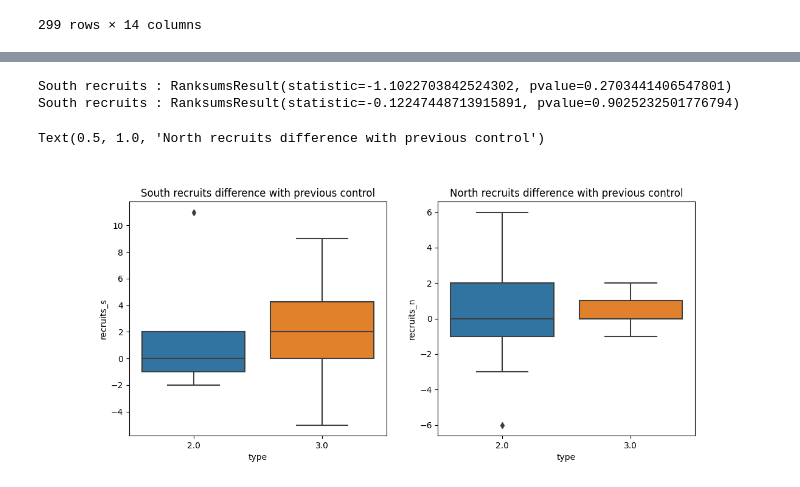
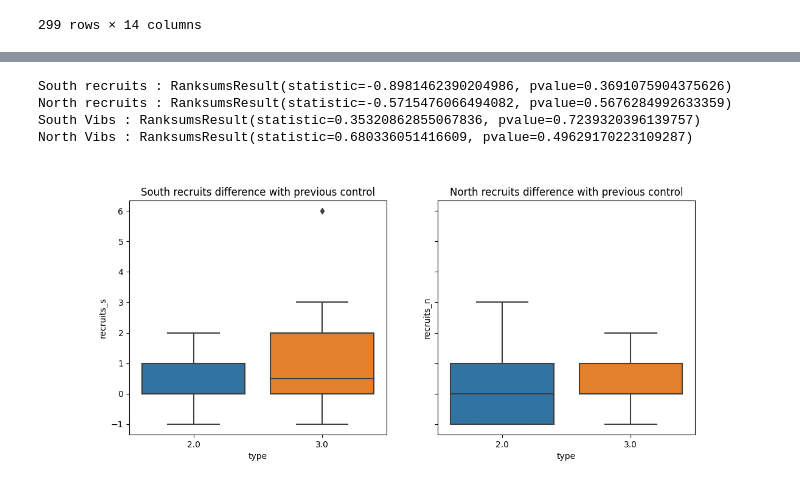
Before and after one commit to MBroisin/Experiments_processing, a Jupyter notebook: 2feeders_eval_5minspacks_15minsanalysis.ipynb, the cells around one changed output, grey strips where cells are left out. Drawn from its saved outputs; the diff is of its cells as text; code cells hidden in the pictures.

```diff
--- a/2feeders_eval_5minspacks_15minsanalysis.ipynb
+++ b/2feeders_eval_5minspacks_15minsanalysis.ipynb
@@ -69,10 +69,10 @@ data_raw
 | 298 | 31.07.23 | 17:10 | NaN | NaN | NaN | NaN | NaN | 2.0 | 0.0 | ... |
 299 rows × 14 columns
 # %%
-exp_duration = datetime.timedelta(minutes=30)
+exp_duration = datetime.timedelta(minutes=15)
 data_clean = data_raw[data_raw.type_hr != 'None'].fillna(0)
 
-data_30mins = []
+data_15mins = []
 count_nb_periods = 0
 start_timestamp = pytz.utc.localize(datetime.datetime(1994, 3, 26, 6, 25, 0))
 stop_timestamp = []
@@ -91,7 +91,7 @@ for dat_i, dat in data_clean.iterrows():
         data_point['recruits_n']        += dat.recruits_n
         data_point['dtts_stop']         = data_point['dtts_start'] + data_point['duration']
     else :
-        data_30mins.append(data_point)
+        data_15mins.append(data_point)
         count_nb_periods = 1
         start_timestamp = dat.dtts_start
         data_point = {}
@@ -110,7 +110,8 @@ for dat_i, dat in data_clean.iterrows():
         data_point['recruits_n']        = dat.recruits_n
 
 
-data_30mins = pandas.DataFrame.from_dict(data_30mins[1:])
-data_30mins
+data_15mins = pandas.DataFrame.from_dict(data_15mins[1:])
+data = data_15mins
+data
 # %% [output]
 |  | dt | dtts_start | dtts_stop | type | type_hr | duration | count_agregation | visits_s | visits_n | ... |
@@ -133,2 +129,0 @@ data_30mins
-# %%
-data = data_30mins
@@ -334,17 +308,20 @@ data2by2_difference
 # %%
 print("South recruits : {}".format(scipy.stats.ranksums(data2by2_difference[data2by2_difference.type == 2].recruits_s, data2by2_difference[data2by2_difference.type == 3].recruits_s)))
-print("South recruits : {}".format(scipy.stats.ranksums(data2by2_difference[data2by2_difference.type == 2].recruits_n, data2by2_difference[data2by2_difference.type == 3].recruits_n)))
+print("North recruits : {}".format(scipy.stats.ranksums(data2by2_difference[data2by2_difference.type == 2].recruits_n, data2by2_difference[data2by2_difference.type == 3].recruits_n)))
+print("South Vibs : {}".format(scipy.stats.ranksums(data2by2_difference[data2by2_difference.type == 2].recruits_s, data2by2_difference[data2by2_difference.type == 2].recruits_n)))
+print("North Vibs : {}".format(scipy.stats.ranksums(data2by2_difference[data2by2_difference.type == 3].recruits_s, data2by2_difference[data2by2_difference.type == 3].recruits_n)))
 
-fig, ax = matplotlib.pyplot.subplots(1, 2, figsize=(12, 5))
+fig, ax = matplotlib.pyplot.subplots(1, 2, figsize=(12, 5), sharey=True)
 seaborn.boxplot(data=data2by2_difference, y='recruits_s', x='type', ax=ax[0])
-ax[0].set_title('South recruits difference with previous control')
+_ = ax[0].set_title('South recruits difference with previous control')
 seaborn.boxplot(data=data2by2_difference, y='recruits_n', x='type', ax=ax[1])
-ax[1].set_title('North recruits difference with previous control')
+_ = ax[1].set_title('North recruits difference with previous control')
 # %% [output]
-South recruits : RanksumsResult(statistic=-1.1022703842524302, pvalue=0.2703441406547801)
-South recruits : RanksumsResult(statistic=-0.12247448713915891, pvalue=0.9025232501776794)
+South recruits : RanksumsResult(statistic=-0.8981462390204986, pvalue=0.3691075904375626)
+North recruits : RanksumsResult(statistic=-0.5715476066494082, pvalue=0.5676284992633359)
+South Vibs : RanksumsResult(statistic=0.35320862855067836, pvalue=0.7239320396139757)
+North Vibs : RanksumsResult(statistic=0.680336051416609, pvalue=0.49629170223109287)
-Text(0.5, 1.0, 'North recruits difference with previous control')
-[figure, old version]
+[figure, new version]
 # %%
 # Group experiments 2-by-2 (actuation period - next control)
 data2by2_difference_next = []
```
Also changed, not shown: parts of 9 cells of this notebook, 4 other files.
